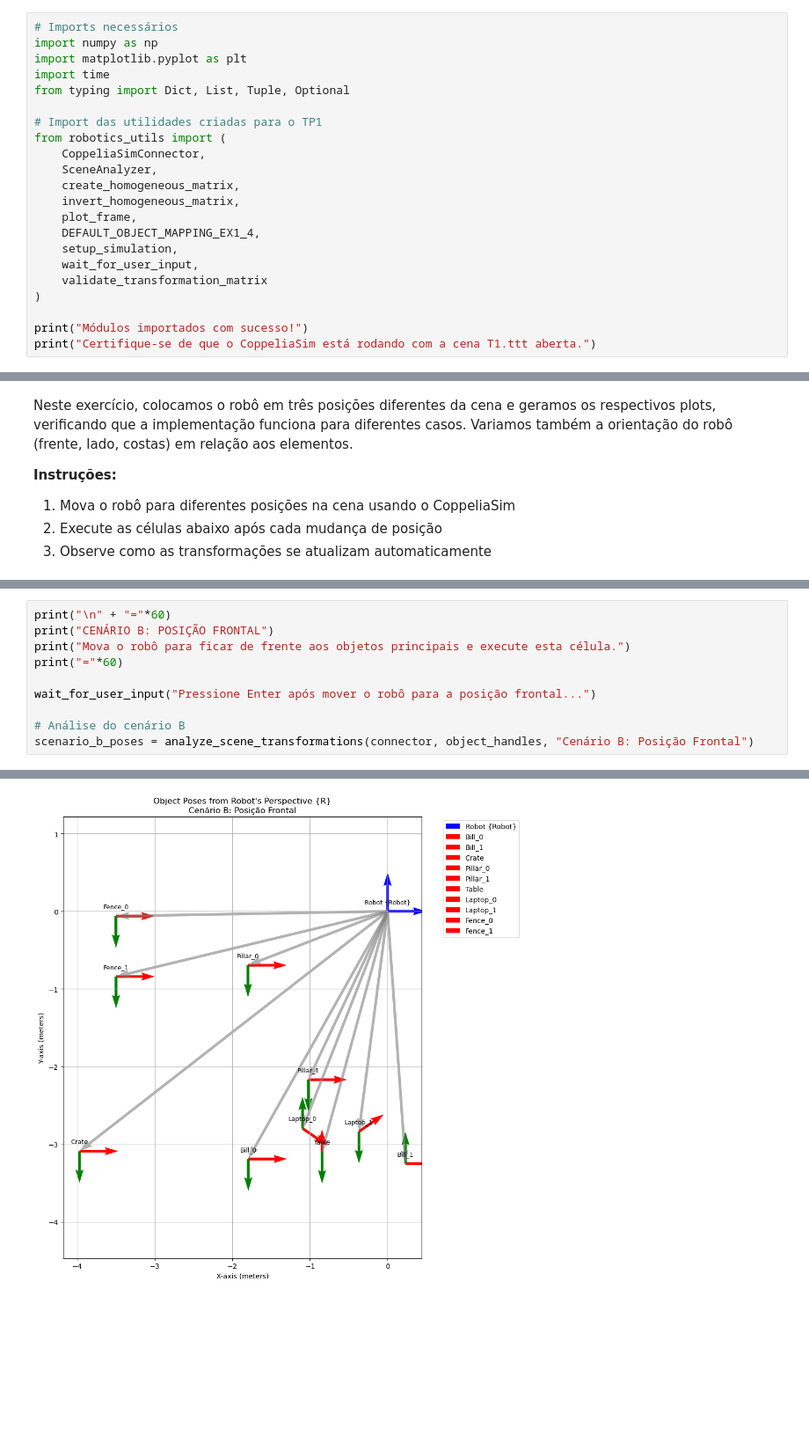
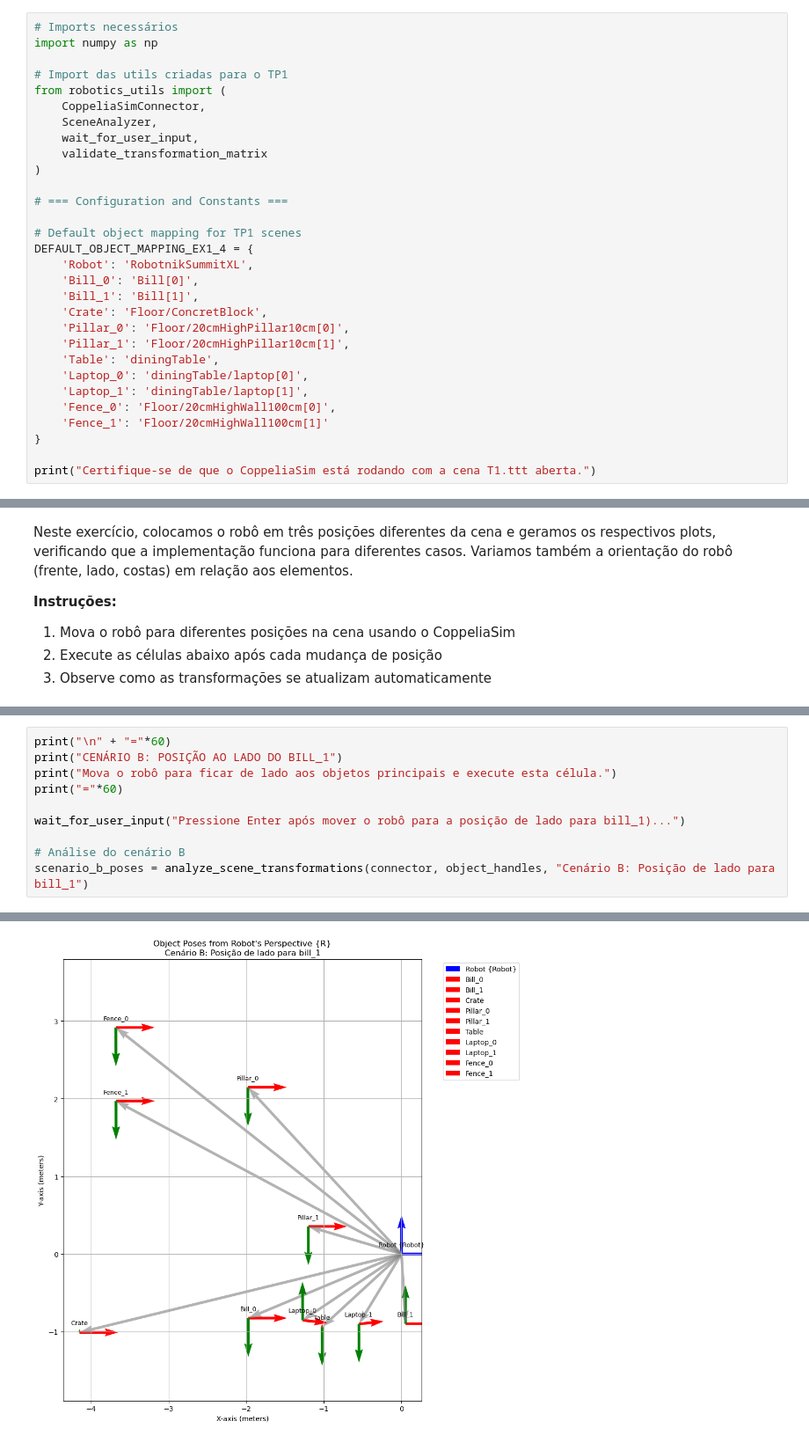
Before and after one commit to ARRETdaniel/25-2_robotica-movel, a Jupyter notebook: T1/TP1_ex1-4.ipynb, the cells around one changed output, grey strips where cells are left out. Shown at 88% size. Cells and saved outputs as stored; diff of their text form; blank space fills up the shorter version.

```diff
--- a/T1/TP1_ex1-4.ipynb
+++ b/T1/TP1_ex1-4.ipynb
@@ -24,23 +24,31 @@ Este notebook implementa os exercícios 1-4 do TP1, focando em:
 # %%
 # Imports necessários
 import numpy as np
-import matplotlib.pyplot as plt
-import time
-from typing import Dict, List, Tuple, Optional
 
-# Import das utilidades criadas para o TP1
+# Import das utils criadas para o TP1
 from robotics_utils import (
     CoppeliaSimConnector,
     SceneAnalyzer,
-    create_homogeneous_matrix,
-    invert_homogeneous_matrix,
-    plot_frame,
-    DEFAULT_OBJECT_MAPPING_EX1_4,
-    setup_simulation,
     wait_for_user_input,
     validate_transformation_matrix
 )
 
-print("Módulos importados com sucesso!")
+# === Configuration and Constants ===
+
+# Default object mapping for TP1 scenes
+DEFAULT_OBJECT_MAPPING_EX1_4 = {
+    'Robot': 'RobotnikSummitXL',
+    'Bill_0': 'Bill[0]',
+    'Bill_1': 'Bill[1]',
+    'Crate': 'Floor/ConcretBlock',
+    'Pillar_0': 'Floor/20cmHighPillar10cm[0]',
+    'Pillar_1': 'Floor/20cmHighPillar10cm[1]',
+    'Table': 'diningTable',
+    'Laptop_0': 'diningTable/laptop[0]',
+    'Laptop_1': 'diningTable/laptop[1]',
+    'Fence_0': 'Floor/20cmHighWall100cm[0]',
+    'Fence_1': 'Floor/20cmHighWall100cm[1]'
+}
+
 print("Certifique-se de que o CoppeliaSim está rodando com a cena T1.ttt aberta.")
 # %% [output]
@@ -243,12 +263,12 @@ Fence_1:
 # %%
 print("\n" + "="*60)
-print("CENÁRIO B: POSIÇÃO FRONTAL")
-print("Mova o robô para ficar de frente aos objetos principais e execute esta célula.")
+print("CENÁRIO B: POSIÇÃO AO LADO DO BILL_1")
+print("Mova o robô para ficar de lado aos objetos principais e execute esta célula.")
 print("="*60)
 
-wait_for_user_input("Pressione Enter após mover o robô para a posição frontal...")
+wait_for_user_input("Pressione Enter após mover o robô para a posição de lado para bill_1)...")
 
 # Análise do cenário B
-scenario_b_poses = analyze_scene_transformations(connector, object_handles, "Cenário B: Posição Frontal")
+scenario_b_poses = analyze_scene_transformations(connector, object_handles, "Cenário B: Posição de lado para bill_1")
 # %% [output]
 ============================================================
@@ -270,3 +290,3 @@ Fence_1:
   Matriz válida: ✓
-[figure, old version]
+[figure, new version]
 # %% [markdown]
```
Also changed, not shown: parts of 16 cells of this notebook, 9 other files.
